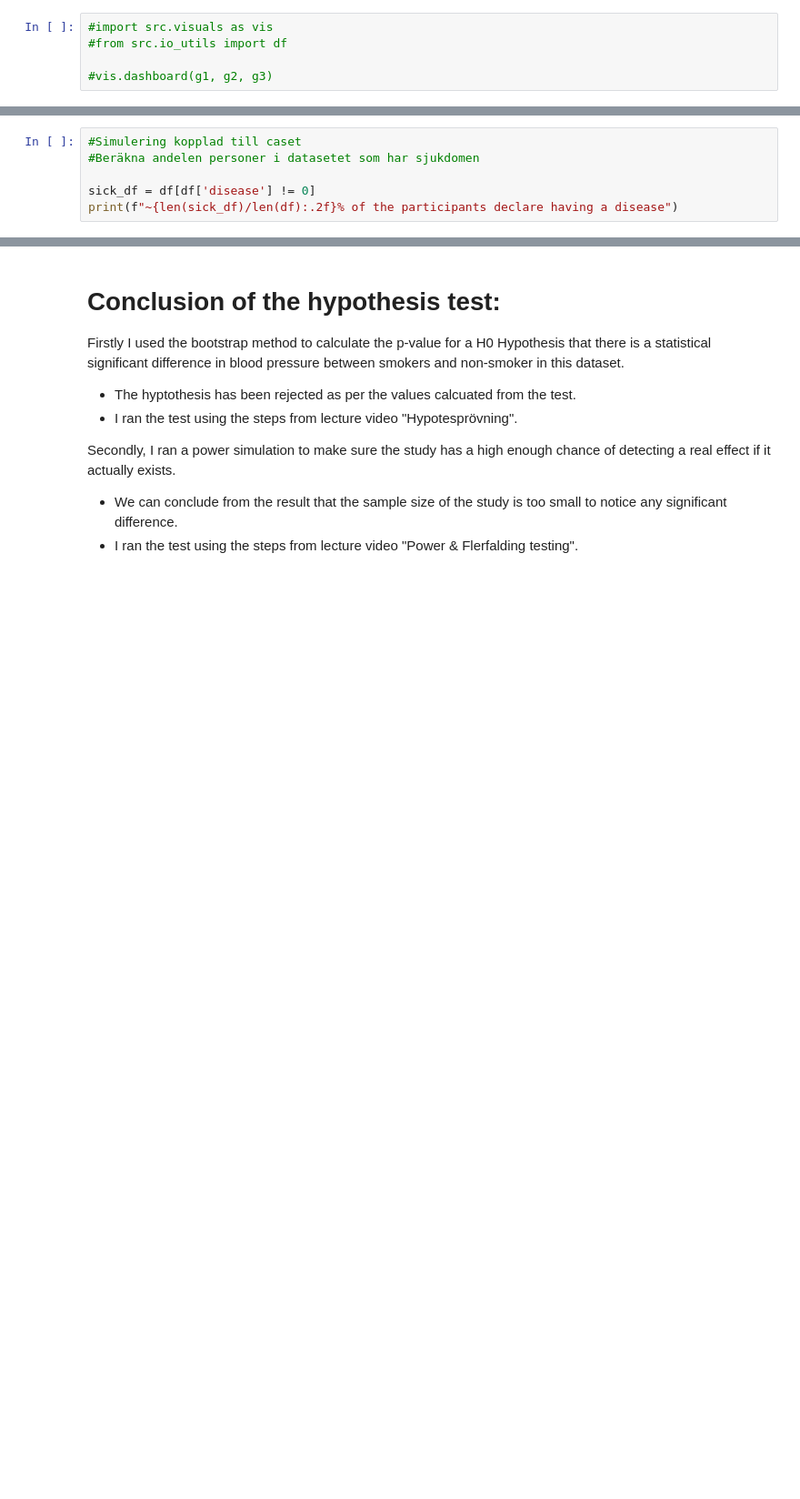
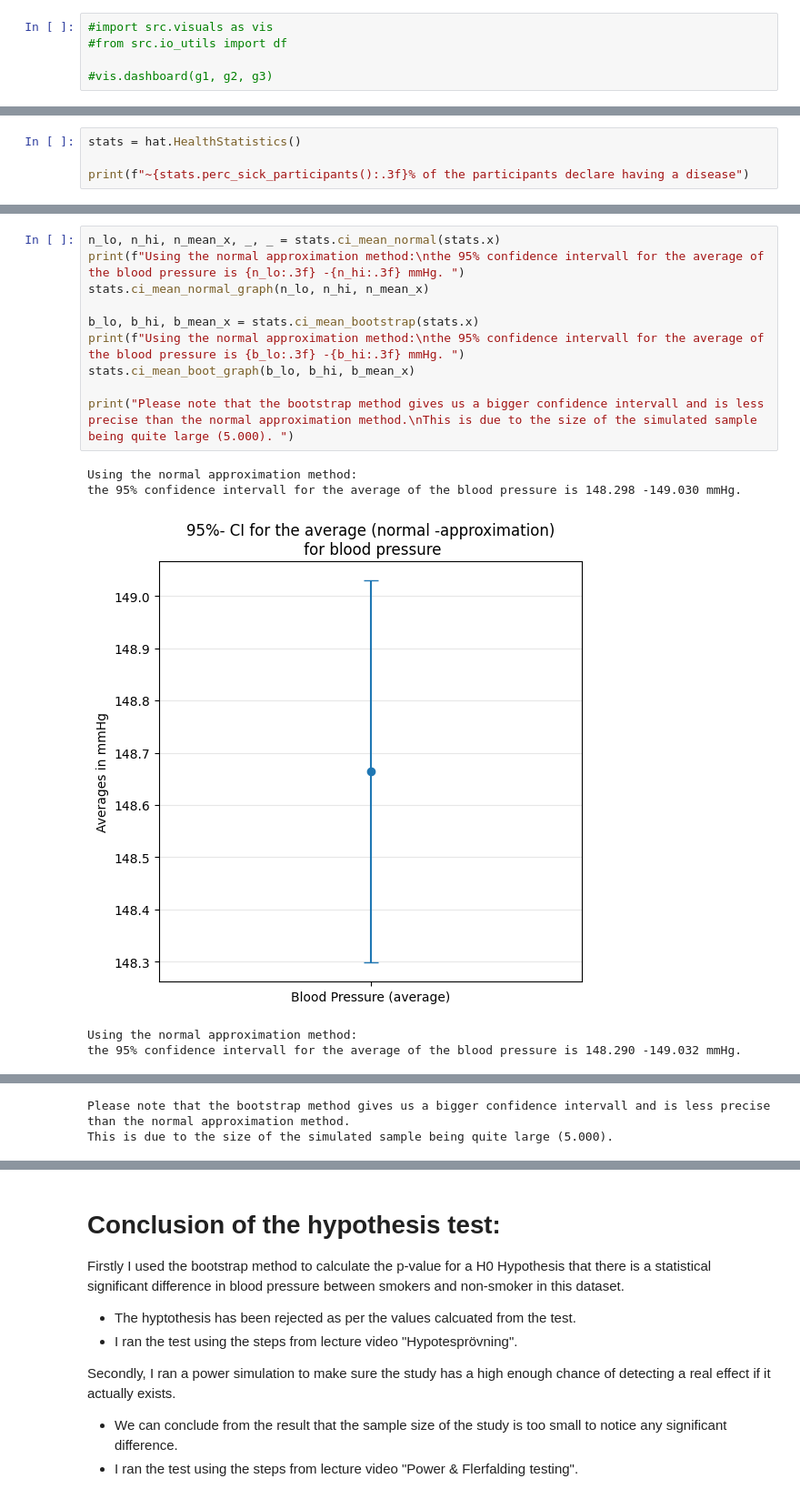
Before and after one commit to wendymermet-lgtm/H-lsostudie, a Jupyter notebook: report.ipynb, the cells around one changed output, grey strips where cells are left out. Shown: that part at 91% size. Saved outputs shown, nothing was run; the diff lists cells and outputs as text; blank space fills up the shorter version.

```diff
--- a/report.ipynb
+++ b/report.ipynb
@@ -56,6 +70,4 @@ g3 = analysis.plot_smoker_bar_chart() #stapeldiagram över andelen rökare
 # %%
-#Simulering kopplad till caset
-#Beräkna andelen personer i datasetet som har sjukdomen
+stats = hat.HealthStatistics()
 
-sick_df = df[df['disease'] != 0]
-print(f"~{len(sick_df)/len(df):.2f}% of the participants declare having a disease")
+print(f"~{stats.perc_sick_participants():.3f}% of the participants declare having a disease")
@@ -167,0 +89,16 @@ This means that there is a no statistical evidence of a significant difference i
+# %%
+n_lo, n_hi, n_mean_x, _, _ = stats.ci_mean_normal(stats.x)
+print(f"Using the normal approximation method:\nthe 95% confidence intervall for the average of the blood pressure is {n_lo:.3f} -{n_hi:.3f} mmHg. ")
+stats.ci_mean_normal_graph(n_lo, n_hi, n_mean_x)
+
+b_lo, b_hi, b_mean_x = stats.ci_mean_bootstrap(stats.x)
+print(f"Using the normal approximation method:\nthe 95% confidence intervall for the average of the blood pressure is {b_lo:.3f} -{b_hi:.3f} mmHg. ")
+stats.ci_mean_boot_graph(b_lo, b_hi, b_mean_x)
+
+print("Please note that the bootstrap method gives us a bigger confidence intervall and is less precise than the normal approximation method.\nThis is due to the size of the simulated sample being quite large (5.000). ")
+# %% [output]
+Using the normal approximation method:
+the 95% confidence intervall for the average of the blood pressure is 148.298 -149.030 mmHg.
+[figure, added]
+Using the normal approximation method:
+the 95% confidence intervall for the average of the blood pressure is 148.290 -149.032 mmHg.
@@ -167,0 +106,2 @@ This means that there is a no statistical evidence of a significant difference i
+Please note that the bootstrap method gives us a bigger confidence intervall and is less precise than the normal approximation method.
+This is due to the size of the simulated sample being quite large (5.000).
```
Also changed, not shown: parts of 16 cells of this notebook, 3 other files.
